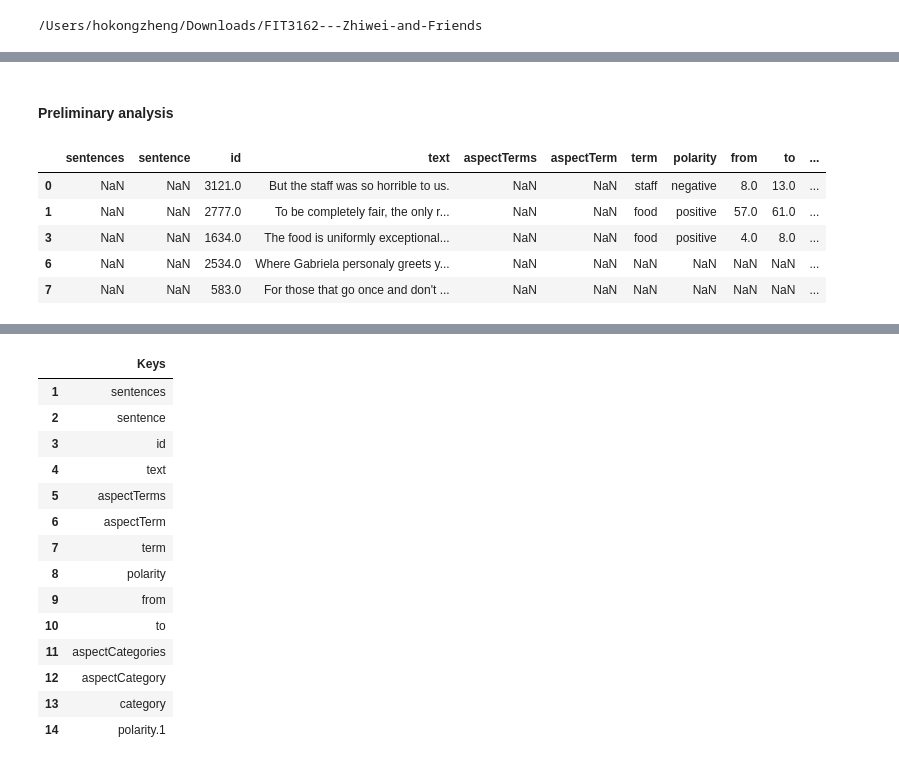
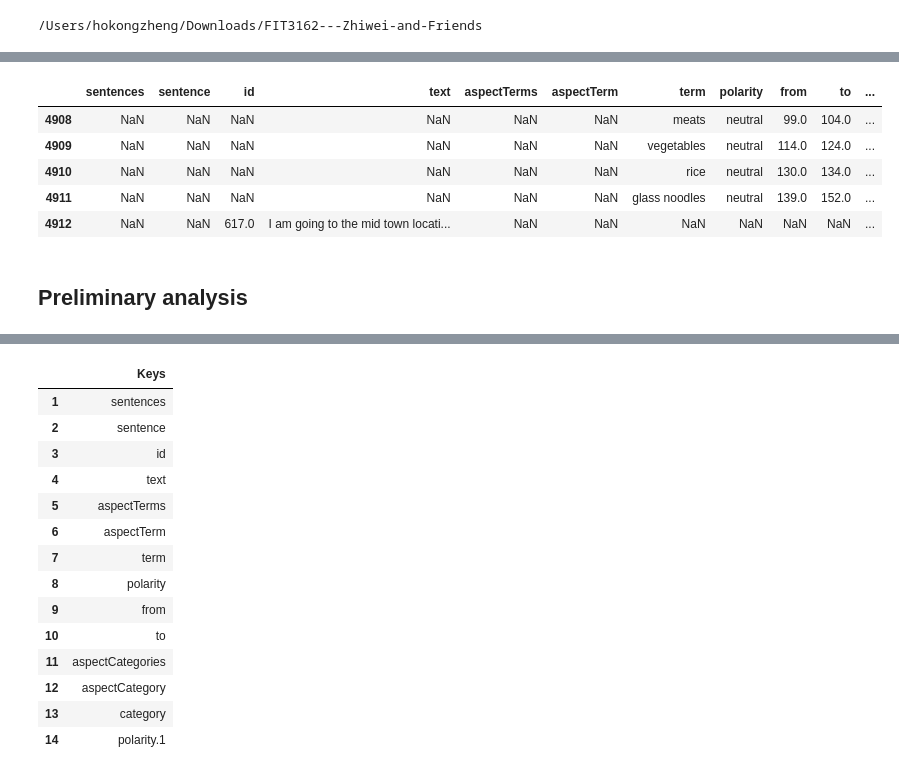
Before and after one commit to sherman2zhiwei/FIT3162---Zhiwei-and-Friends, a Jupyter notebook: cnn_asp_extract.ipynb, the cells around one changed output, grey strips where cells are left out. Cells and saved outputs as stored; diff of their text form; code cells hidden in the pictures.

```diff
--- a/cnn_asp_extract.ipynb
+++ b/cnn_asp_extract.ipynb
@@ -24,11 +33,11 @@ data = readfile(filename)
+# %%
+raw_data.tail(5)
+# %% [output]
+|  | sentences | sentence | id | text | aspectTerms | aspectTerm | term | polarity | from | to | ... |
+| 4908 | NaN | NaN | NaN | NaN | NaN | NaN | meats | neutral | 99.0 | 104.0 | ... |
+| 4909 | NaN | NaN | NaN | NaN | NaN | NaN | vegetables | neutral | 114.0 | 124.0 | ... |
+| 4910 | NaN | NaN | NaN | NaN | NaN | NaN | rice | neutral | 130.0 | 134.0 | ... |
+| 4911 | NaN | NaN | NaN | NaN | NaN | NaN | glass noodles | neutral | 139.0 | 152.0 | ... |
+| 4912 | NaN | NaN | 617.0 | I am going to the mid town locati... | NaN | NaN | NaN | NaN | NaN | NaN | ... |
 # %% [markdown]
-#### Preliminary analysis
+## Preliminary analysis
-# %%
-data.head(5)
-# %% [output]
-|  | sentences | sentence | id | text | aspectTerms | aspectTerm | term | polarity | from | to | ... |
-| 0 | NaN | NaN | 3121.0 | But the staff was so horrible to us. | NaN | NaN | staff | negative | 8.0 | 13.0 | ... |
-| 1 | NaN | NaN | 2777.0 | To be completely fair, the only r... | NaN | NaN | food | positive | 57.0 | 61.0 | ... |
-| 3 | NaN | NaN | 1634.0 | The food is uniformly exceptional... | NaN | NaN | food | positive | 4.0 | 8.0 | ... |
-| 6 | NaN | NaN | 2534.0 | Where Gabriela personaly greets y... | NaN | NaN | NaN | NaN | NaN | NaN | ... |
-| 7 | NaN | NaN | 583.0 | For those that go once and don't ... | NaN | NaN | NaN | NaN | NaN | NaN | ... |
```
Also changed, not shown: parts of 35 cells of this notebook.
